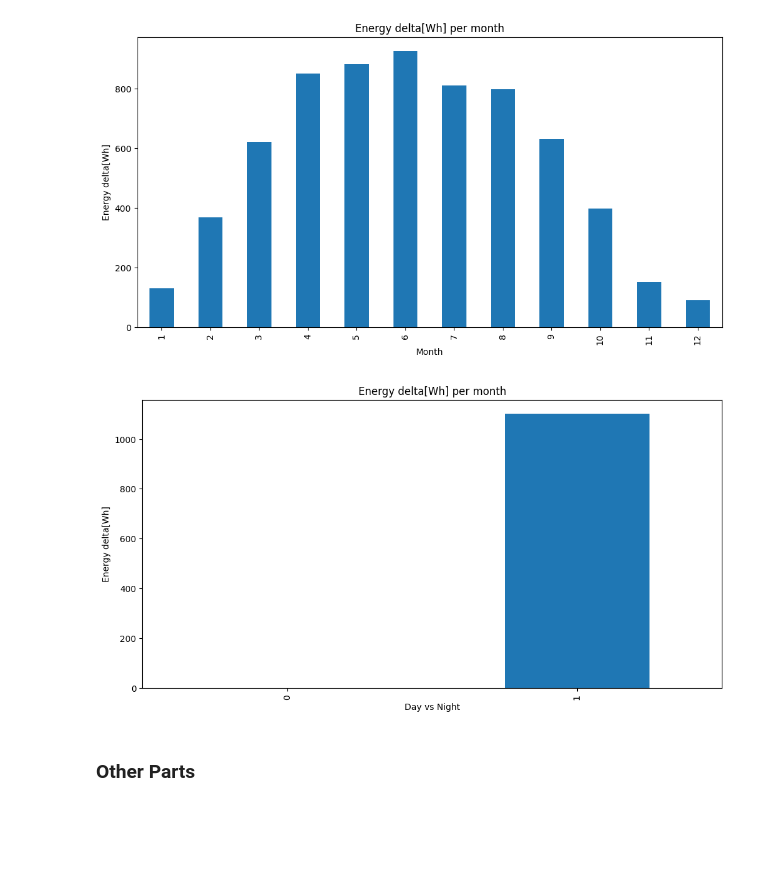
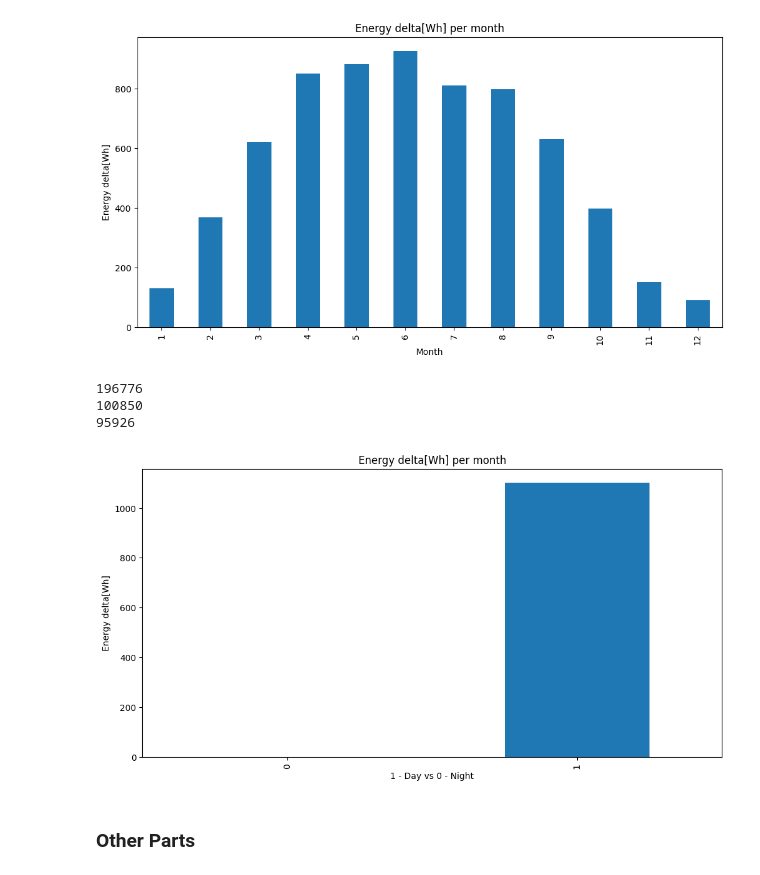
Before and after one commit to KaraniAbdellah/Solar_Energy_Prediction, a Jupyter notebook: explore_renewable_dataset.ipynb, the cells around one changed output. Cells and saved outputs as stored; diff of their text form; code cells hidden in the pictures; blank space fills up the shorter version.

```diff
--- a/explore_renewable_dataset.ipynb
+++ b/explore_renewable_dataset.ipynb
@@ -42,6 +41,5 @@ Using Colab cache for faster access to the 'renewable' dataset.
 # %%
-
-df = pd.read_csv("/kaggle/input/renewable/Renewable.csv")
+df = pd.read_csv("/kaggle/input/datasets/abdellahkarani/renewable/Renewable.csv")
 df.head(3)
 # %% [output]
 |  | Time | Energy delta[Wh] | GHI | temp | pressure | humidity | wind_speed | rain_1h | snow_1h | ... |
@@ -163,16 +161,27 @@ plt.title("Energy delta[Wh] per month")
 plt.show()
 # %% [output]
 [figure]
+# %%
+# Problem Here: is that the energy that we produce in night is 0
+values = df["Energy delta[Wh]"].where(df["Energy delta[Wh]"] == 0, other=-1).to_numpy()
+lenght = (len([n for n in values if n == 0]))
+print(df["Energy delta[Wh]"].count())
+print(lenght)
+print(df["Energy delta[Wh]"].count() - lenght)
+# %% [output]
+196776
+100850
+95926
 # %%
 df[np.array(df["isSun"] == 0)]
 # Visual Energy delta[Wh] values in Day vs Night
 df1["Energy delta[Wh]"].plot(kind="bar", figsize=(12,6))
 
-plt.xlabel("Day vs Night")
+plt.xlabel("1 - Day vs 0 - Night")
 plt.ylabel("Energy delta[Wh]")
 plt.title("Energy delta[Wh] per month")
 plt.show()
 # %% [output]
-[figure, old version]
+[figure, new version]
 # %% [markdown]
 ### Other Parts
```
Also changed, not shown: parts of 24 cells of this notebook.
